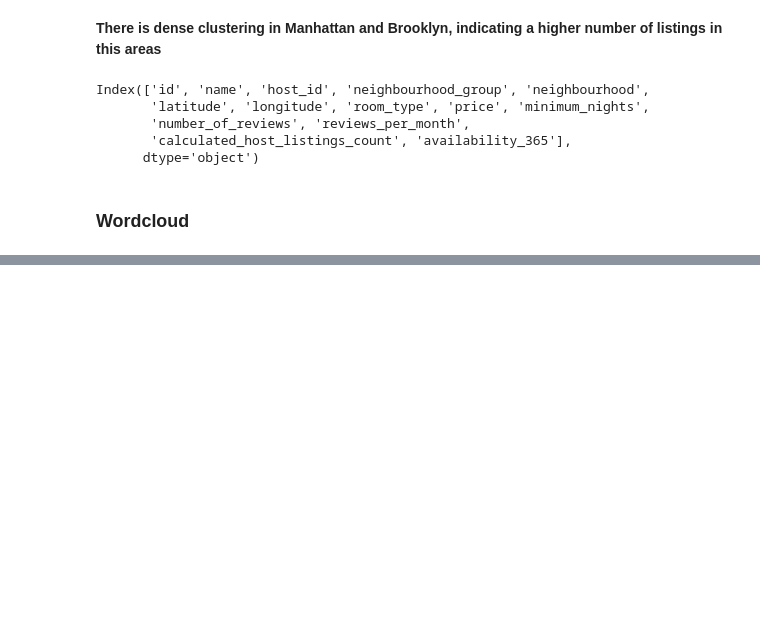
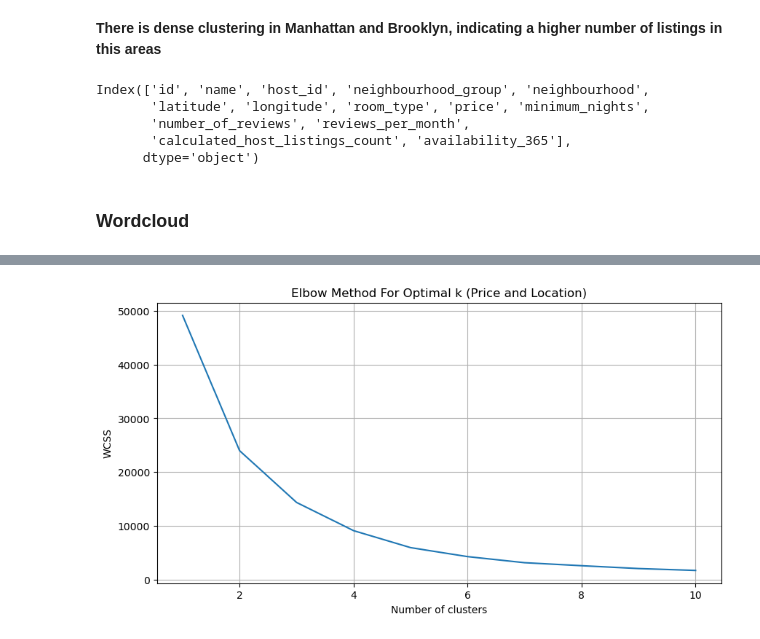
Before and after one commit to Ngugi-Joy-Grace/airbnb-business-analysis, a Jupyter notebook: analysis.ipynb, the cells around one changed output, grey strips where cells are left out. Drawn from its saved outputs; the diff is of its cells as text; code cells hidden in the pictures; blank space fills up the shorter version.

Commit message:
Clustering Analysis

```diff
--- a/analysis.ipynb
+++ b/analysis.ipynb
@@ -541,11 +511,0 @@ show(distance_data)
-# %%
-def calculate_distance_to_attraction(row, attraction):
-    return great_circle(
-        (row['latitude'], row['longitude']),
-        (attraction['Latitude'], attraction['Longitude'])
-    ).meters
-
-
-for _, attraction in attractions_data.iterrows():
-    column_name = f"distance_to_{attraction['Attraction'].replace(' ', '_')}"
-    data[column_name] = data.apply(calculate_distance_to_attraction, axis=1, attraction=attraction)
@@ -557,8 +511,0 @@ show(distance_data)
-# %%
-# Define a function to calculate distances to the attractions
-def calculate_distances(row, attractions):
-    return [great_circle((row['latitude'], row['longitude']), (attr['Latitude'], attr['Longitude'])).meters for _, attr in attractions.iterrows()]
-
-# Apply the function to each listing in the Airbnb dataset and create new columns for each attraction's distance
-for i, attraction in attractions_data.iterrows():
-    airbnb_data[f'distance_to_attraction_{i}'] = airbnb_data.apply(lambda row: great_circle((row['latitude'], row['longitude']), (attraction['Latitude'], attraction['Longitude'])).meters, axis=1)
@@ -612,0 +528,24 @@ for i, attraction in attractions_data.iterrows():
+# %%
+# Directly extract and normalize price data without intermediate variables to avoid any potential indexing or state issues
+prices_normalized = StandardScaler().fit_transform(data[['price']].values)
+
+# Combine latitude, longitude, and normalized price for clustering
+X_price_location = np.hstack((data[['latitude', 'longitude']].values, prices_normalized))
+
+# Applying the Elbow method to determine the optimal number of clusters for combined price and location
+wcss_price_location = []
+for i in range(1, 11):
+    kmeans_price_location = KMeans(n_clusters=i, init='k-means++', max_iter=100, n_init=5, random_state=0)
+    kmeans_price_location.fit(X_price_location)
+    wcss_price_location.append(kmeans_price_location.inertia_)
+
+# Plotting the results of the elbow method for price and location clustering
+plt.figure(figsize=(10, 5))
+plt.plot(range(1, 11), wcss_price_location)
+plt.title('Elbow Method For Optimal k (Price and Location)')
+plt.xlabel('Number of clusters')
+plt.ylabel('WCSS')
+plt.grid(True)
+plt.show()
+# %% [output]
+[figure, added]
```
Also changed, not shown: parts of 22 cells of this notebook, 1 other file.
